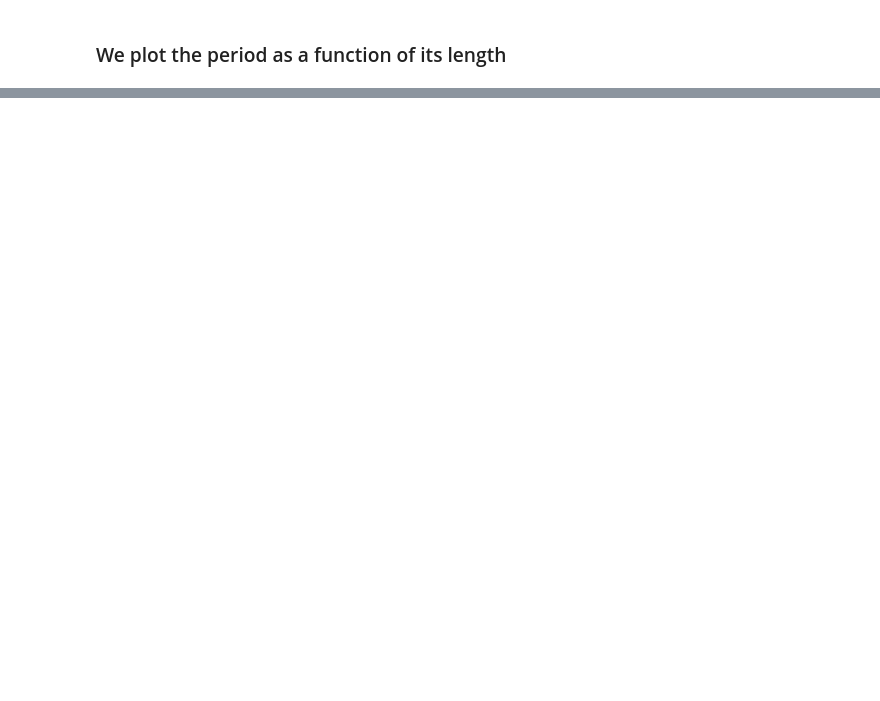
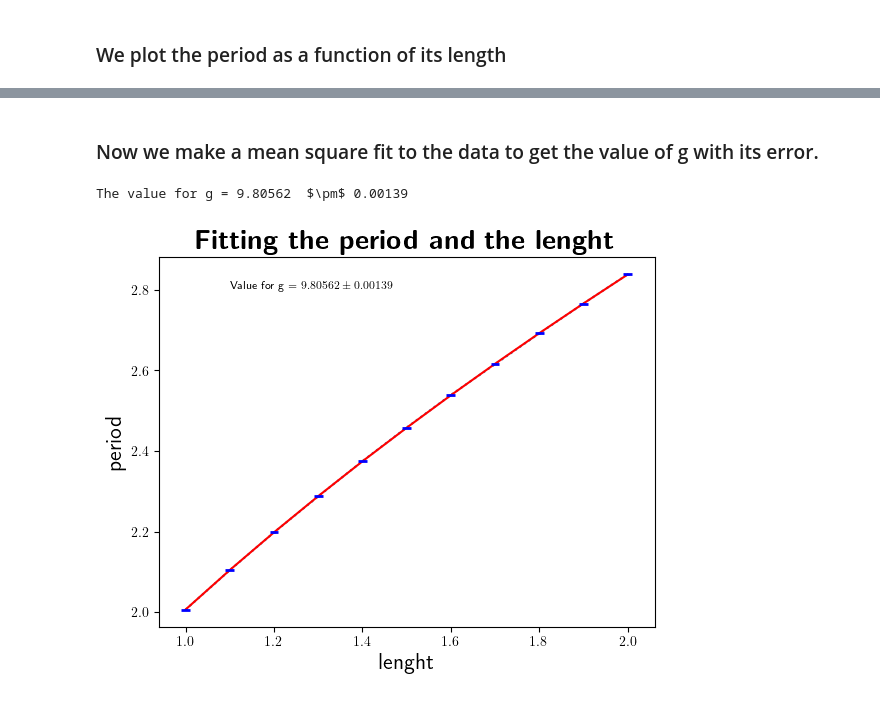
Before and after one commit to teresa-p-l/Python_classes_Filipa, a Jupyter notebook: pendulo/pendulum_code.ipynb, the cells around one changed output, grey strips where cells are left out. Drawn from its saved outputs; the diff is of its cells as text; code cells hidden in the pictures; blank space fills up the shorter version.

```diff
--- a/pendulo/pendulum_code.ipynb
+++ b/pendulo/pendulum_code.ipynb
@@ -135,0 +119,37 @@ hwe
+# %% [markdown]
+### Now we make a mean square fit to the data to get the value of g with its error.
+# %%
+# We make the function to which we will fit the data and we fit it using the function curve_fit
+def funcion(x, m):
+    return 2*np.pi*np.sqrt(x/m)
+
+
+
+popt, pcov = curve_fit(funcion, l, p, sigma=p_err)
+
+
+# We take out the fitted value for g
+g = popt[0]
+g_err = np.sqrt(pcov[0,0]) # Even if I only have one element in those arrays, it good to take the values like this so that they are floats
+print(rf'The value for g = {g:.5f}', r' $\pm$', rf'{g_err:.5f}')
+
+
+# Plotting the values and the fitted function and the errors
+#plt.scatter(l, p, label='Experimental data')
+plt.plot(l, funcion(l, g), color='red')
+
+x_err=l_err
+y_err=p_err
+plt.errorbar(l, p, xerr = x_err, yerr = y_err, ecolor= 'b', elinewidth = 2,
+            barsabove=True, linestyle = 'dotted')
+
+plt.xlabel(r'lenght', fontsize = 16)
+plt.ylabel(r'period', fontsize = 16)
+plt.title(r'\textbf{Fitting the period and the lenght}', fontsize = 20)
+
+plt.text(1.1, 2.8, rf'Value for g = ${g:.5f} \pm {g_err:.5f}$', fontsize=8, color='black')
+
+plt.show()
+# %% [output]
+The value for g = 9.80562  $\pm$ 0.00139
+[figure, added]
```
Also changed, not shown: parts of 6 cells of this notebook, 3 other files.
